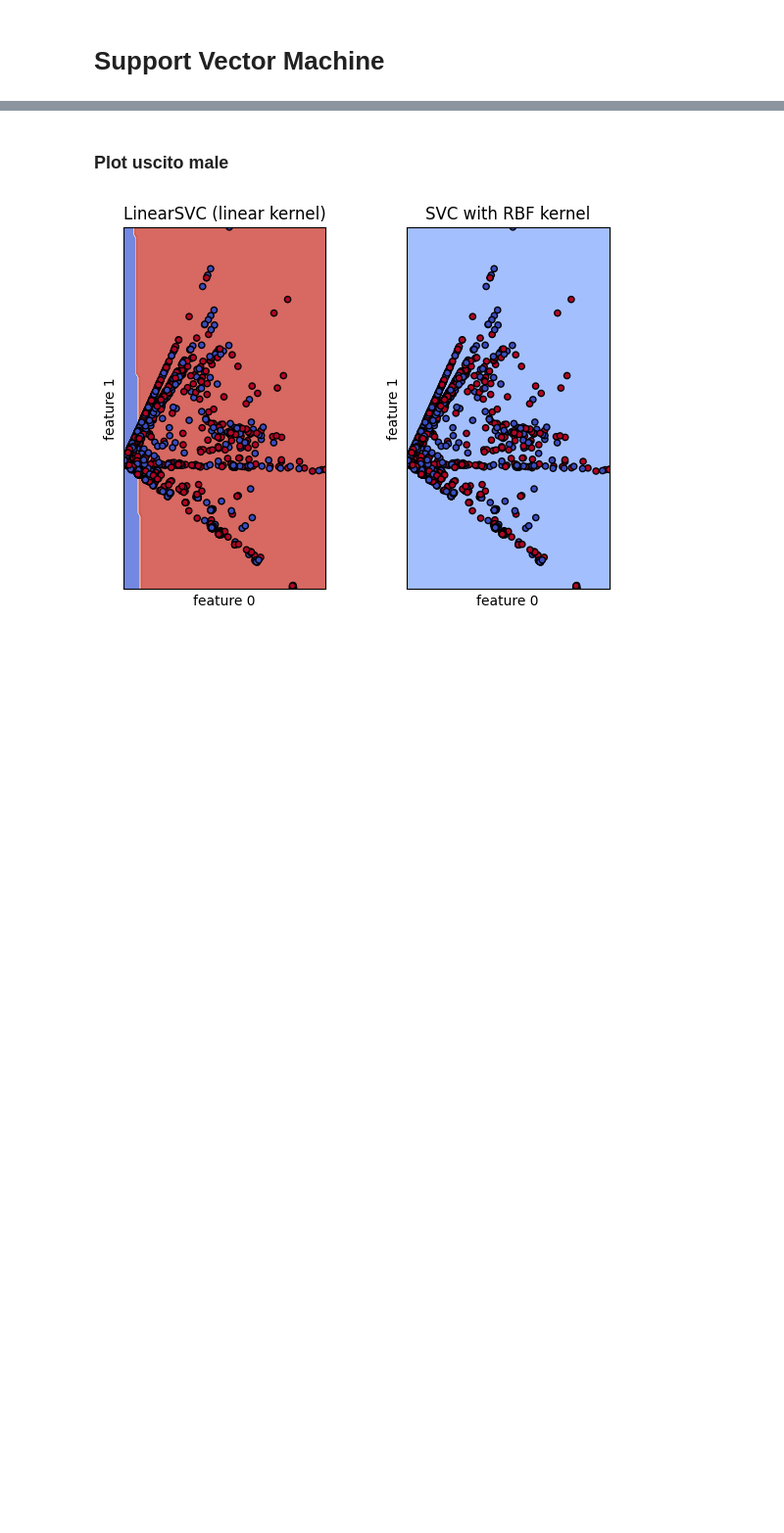
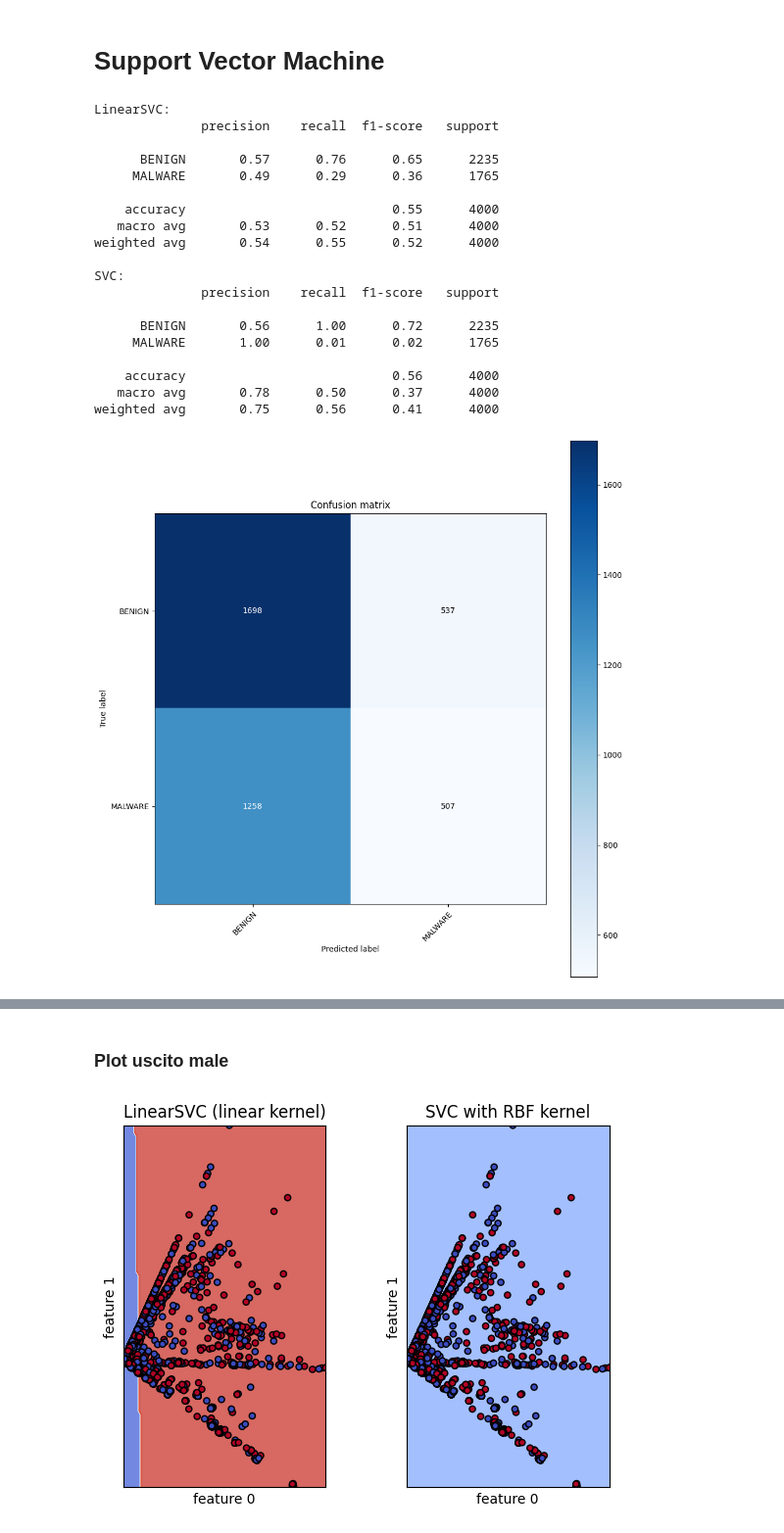
Before and after one commit to Alessandrostr95/progetto_machine_learning, a Jupyter notebook: progetto_ml.ipynb, the cells around one changed output, grey strips where cells are left out. Shown at 98% size. Saved outputs shown, nothing was run; the diff lists cells and outputs as text; code cells hidden in the pictures; blank space fills up the shorter version.

```diff
--- a/progetto_ml.ipynb
+++ b/progetto_ml.ipynb
@@ -206,15 +197,36 @@ from sklearn.inspection import DecisionBoundaryDisplay
 C=1.0
 models = (
     # svm.SVC(kernel="linear", C=C),
-    svm.LinearSVC(C=C, max_iter=10000, dual=True),
+    svm.LinearSVC(C=C, max_iter=1000, dual=True),
     svm.SVC(kernel="rbf", gamma=0.7, C=C),
     #svm.SVC(kernel="poly", degree=3, gamma="auto", C=C),
 )
-models = (clf.fit(X_train[:50000], y_train[:50000]) for clf in models)
+models = [clf.fit(X_train[:10_000], y_train[:10_000]) for clf in models]
 # %%
 # valuate models
 
 for clf in models:
     # print scores
     print(f'{clf.__class__.__name__}:')
-    valuate(clf, X_test, y_test)
+    valuate(clf, X_test[:4_000], y_test[:4_000])
+# %% [output]
+LinearSVC:
+              precision    recall  f1-score   support
+
+      BENIGN       0.57      0.76      0.65      2235
+     MALWARE       0.49      0.29      0.36      1765
+
+    accuracy                           0.55      4000
+   macro avg       0.53      0.52      0.51      4000
+weighted avg       0.54      0.55      0.52      4000
+
+SVC:
+              precision    recall  f1-score   support
+
+      BENIGN       0.56      1.00      0.72      2235
+     MALWARE       1.00      0.01      0.02      1765
+
+    accuracy                           0.56      4000
+   macro avg       0.78      0.50      0.37      4000
+weighted avg       0.75      0.56      0.41      4000
+[figure, added]
```
Also changed, not shown: parts of 9 cells of this notebook.
